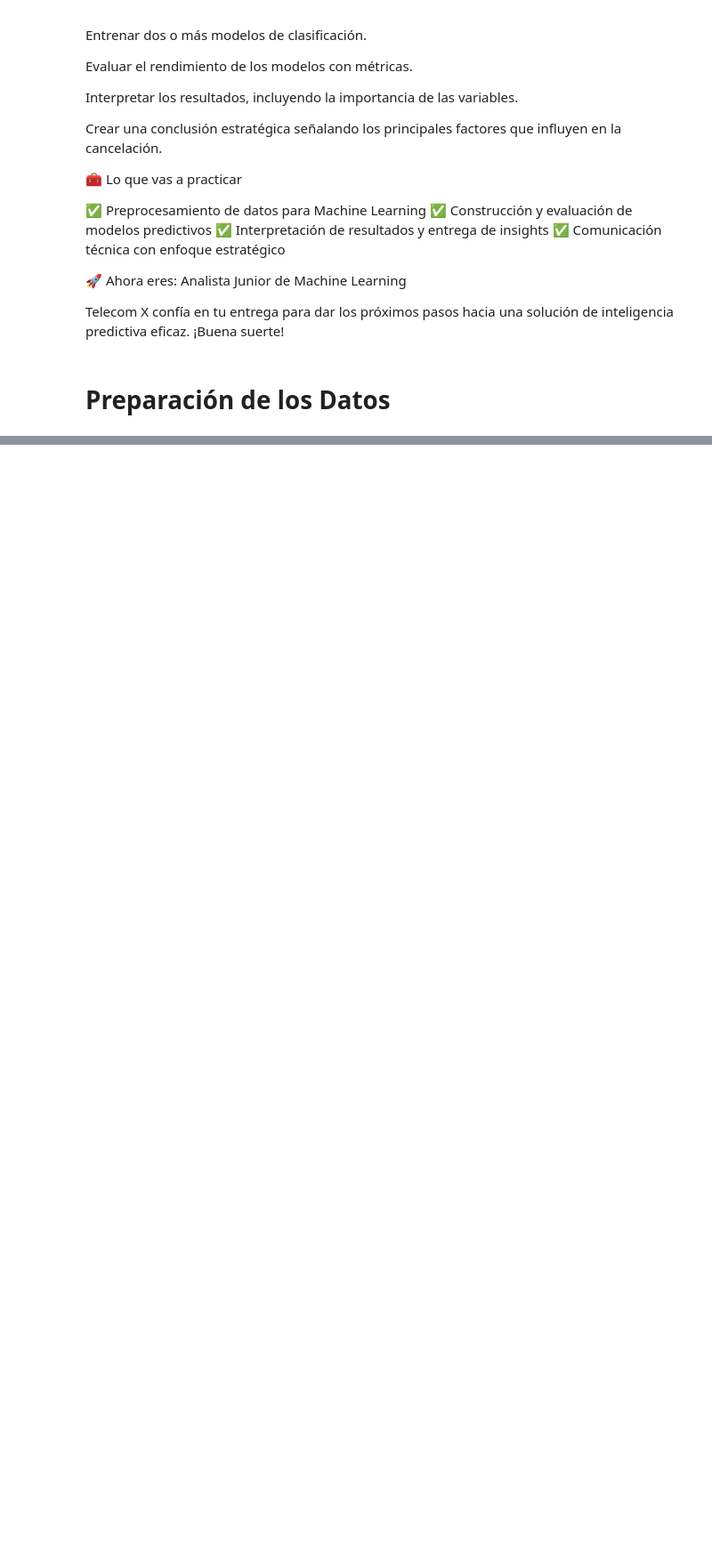
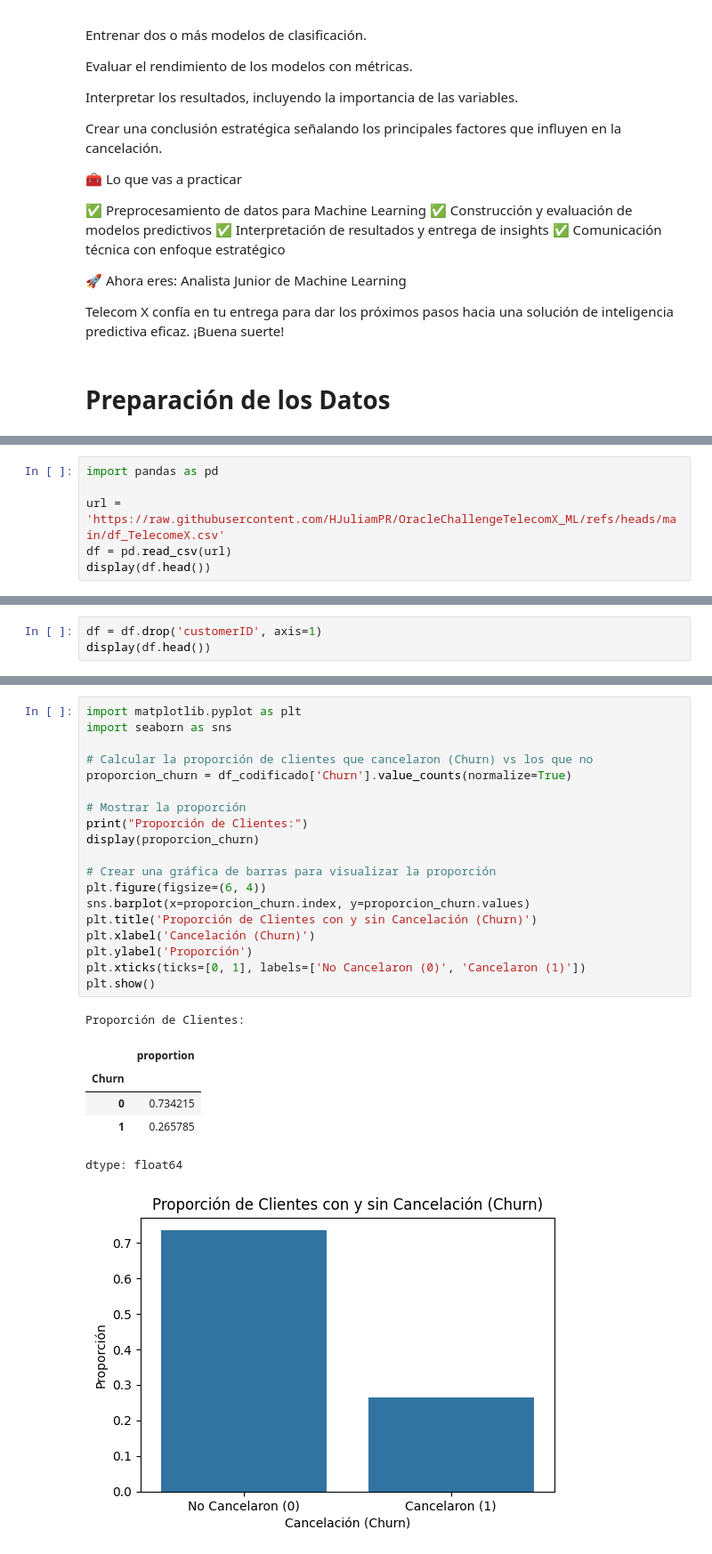
Before and after one commit to HJuliamPR/OracleChallengeTelecomX_ML, a Jupyter notebook: ML_TelecomX.ipynb, the cells around one changed output, grey strips where cells are left out. Shown at 89% size. Saved outputs shown, nothing was run; the diff lists cells and outputs as text; blank space fills up the shorter version.

```diff
--- a/ML_TelecomX.ipynb
+++ b/ML_TelecomX.ipynb
@@ -43,0 +48,6 @@ Telecom X confía en tu entrega para dar los próximos pasos hacia una solución
+# %%
+import pandas as pd
+
+url = 'https://raw.githubusercontent.com/HJuliamPR/OracleChallengeTelecomX_ML/refs/heads/main/df_TelecomeX.csv'
+df = pd.read_csv(url)
+display(df.head())
@@ -43,0 +64,3 @@ Telecom X confía en tu entrega para dar los próximos pasos hacia una solución
+# %%
+df = df.drop('customerID', axis=1)
+display(df.head())
@@ -43,0 +117,27 @@ Telecom X confía en tu entrega para dar los próximos pasos hacia una solución
+# %%
+import matplotlib.pyplot as plt
+import seaborn as sns
+
+# Calcular la proporción de clientes que cancelaron (Churn) vs los que no
+proporcion_churn = df_codificado['Churn'].value_counts(normalize=True)
+
+# Mostrar la proporción
+print("Proporción de Clientes:")
+display(proporcion_churn)
+
+# Crear una gráfica de barras para visualizar la proporción
+plt.figure(figsize=(6, 4))
+sns.barplot(x=proporcion_churn.index, y=proporcion_churn.values)
+plt.title('Proporción de Clientes con y sin Cancelación (Churn)')
+plt.xlabel('Cancelación (Churn)')
+plt.ylabel('Proporción')
+plt.xticks(ticks=[0, 1], labels=['No Cancelaron (0)', 'Cancelaron (1)'])
+plt.show()
+# %% [output]
+Proporción de Clientes:
+|  | proportion |
+| Churn |  |
+| 0 | 0.734215 |
+| 1 | 0.265785 |
+dtype: float64
+[figure, added]
```
Also changed, not shown: parts of 37 cells of this notebook.
